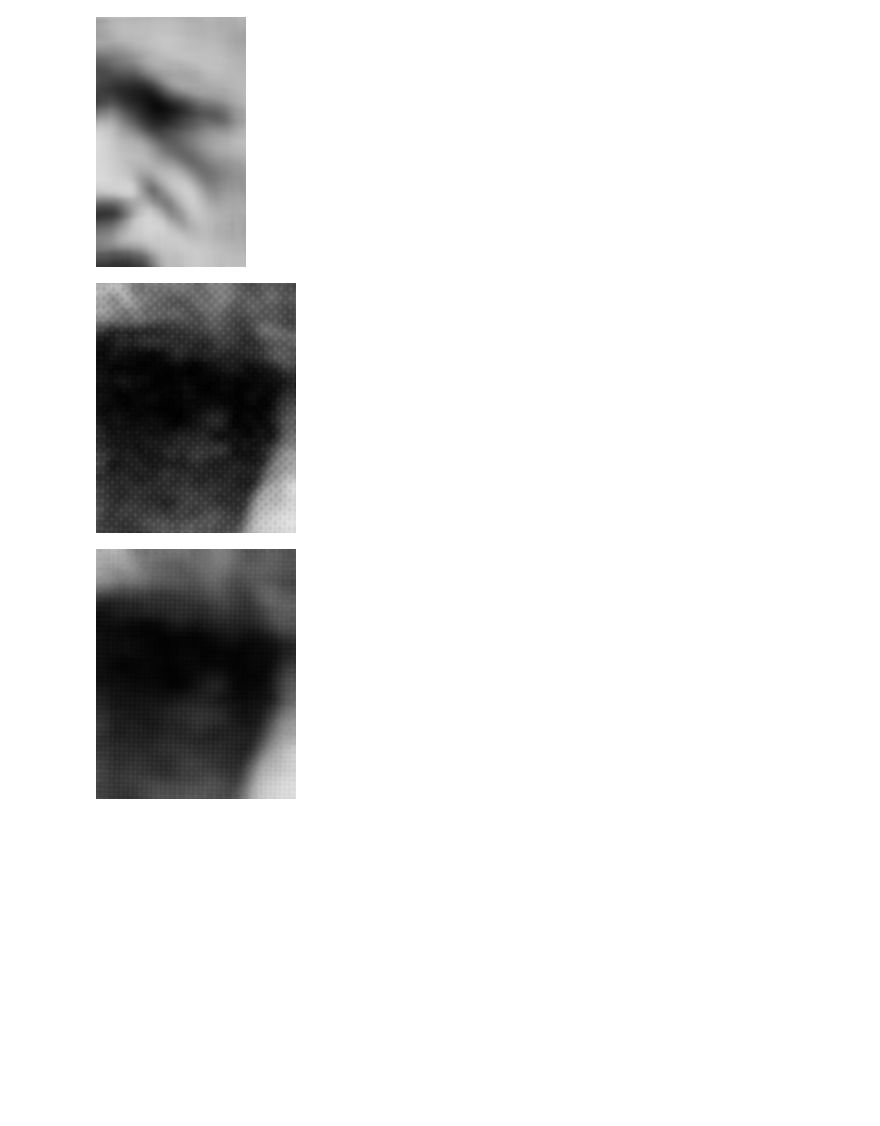
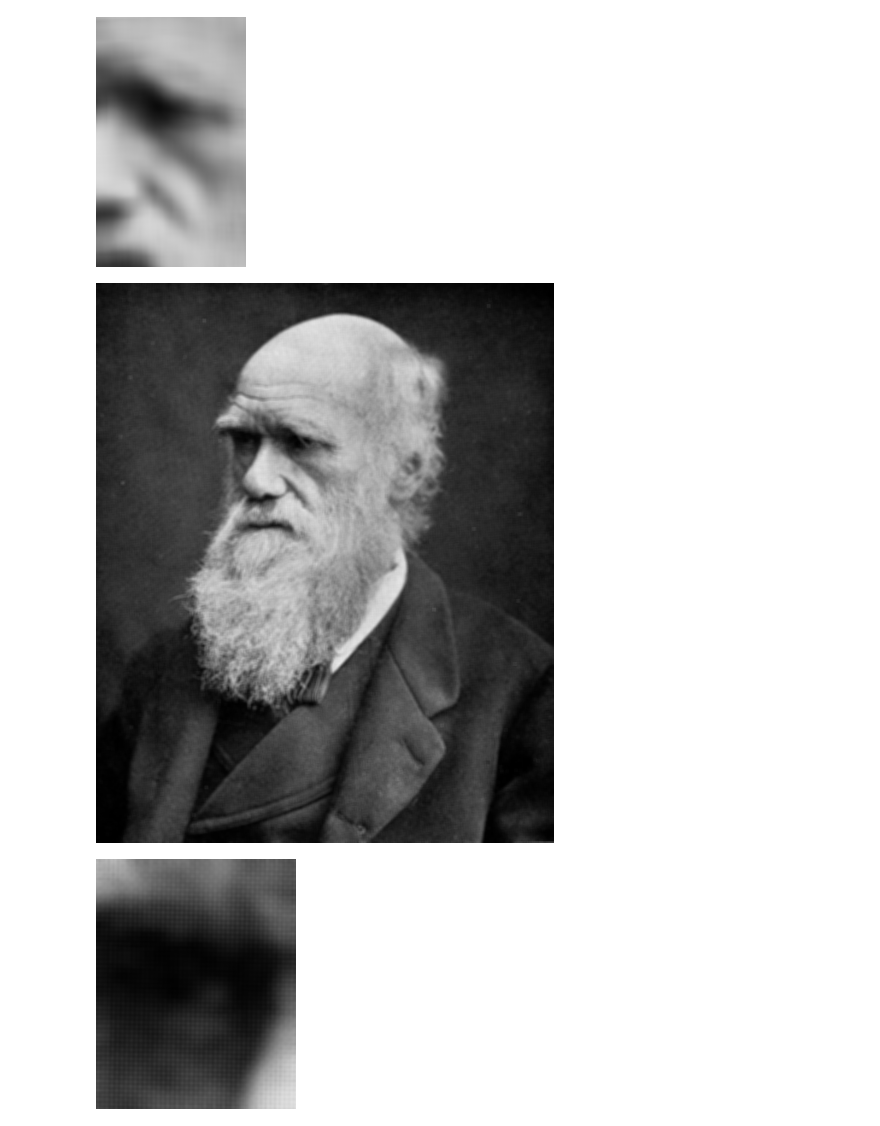
Before and after one commit to mivt18/02blur, a Jupyter notebook: 02blur.ipynb, the cells around one changed output. Saved outputs shown, nothing was run; the diff lists cells and outputs as text; code cells hidden in the pictures; blank space fills up the shorter version.

```diff
--- a/02blur.ipynb
+++ b/02blur.ipynb
@@ -3,7 +3,7 @@ from PIL import Image
 from math import pi, log, exp
 import numpy as np
 
-img = Image.open('darwin.png')
+img = Image.open('darwin.jpg')
 img.load()
 
 print(img.size)
@@ -74,10 +74,10 @@ def blur_npnp(img,r):
 img2 = blur_npnp(img, 5)
 # %%
 img2.save('darvin2.png')
-# %%
-blur_np(pic,6)
-# %% [output]
-[figure, removed]
+# %%
+blur_np(Image.fromarray(a),3)
+# %% [output]
+[figure, added]
 # %%
 blur_np(pic,10)
 # %% [output]
```
Also changed, not shown: parts of 7 cells of this notebook, 1 other file.
